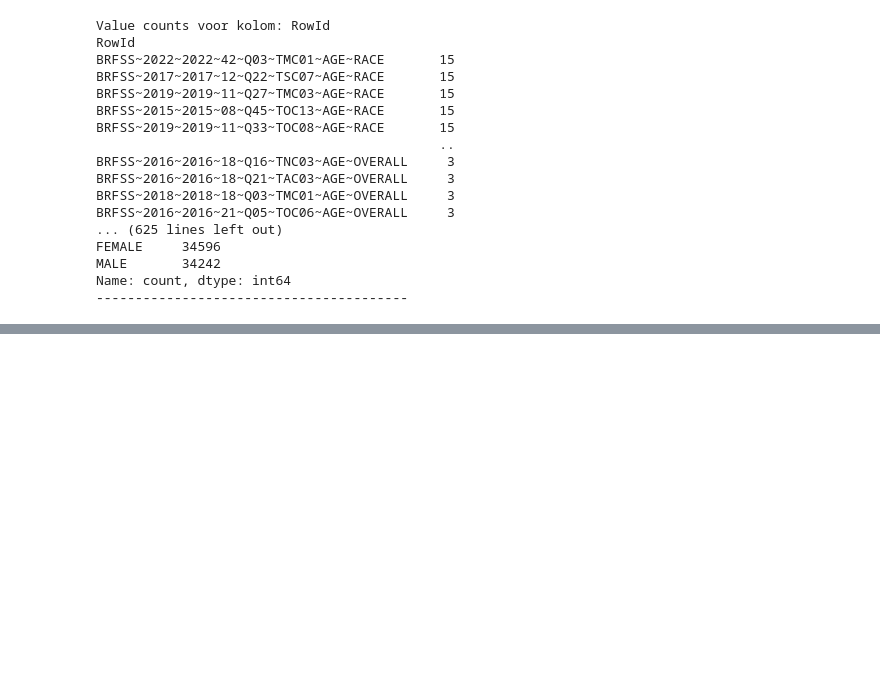
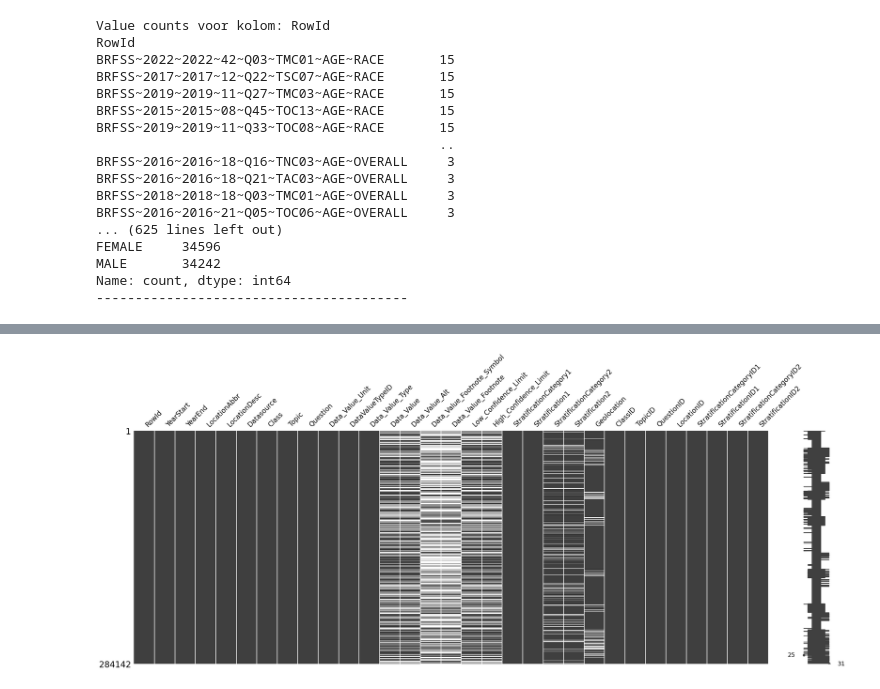
Before and after one commit to SimoneSanne/MSB1015-SV, a Jupyter notebook: Dataset 2 Stratified Alzheimer.ipynb, the cells around one changed output, grey strips where cells are left out. Drawn from its saved outputs; the diff is of its cells as text; code cells hidden in the pictures; blank space fills up the shorter version.

Commit message:
Missing values, distribution barcharts, PAF calculation

```diff
--- a/Dataset 2 Stratified Alzheimer.ipynb
+++ b/Dataset 2 Stratified Alzheimer.ipynb
@@ -133,0 +170,7 @@ Name: count, dtype: int64
+# %%
+import missingno
+
+missingno.matrix(StratifiedAlzheimers, figsize = (30,10))
+plt.show()
+# %% [output]
+[figure, added]
```
Also changed, not shown: parts of 6 cells of this notebook.
